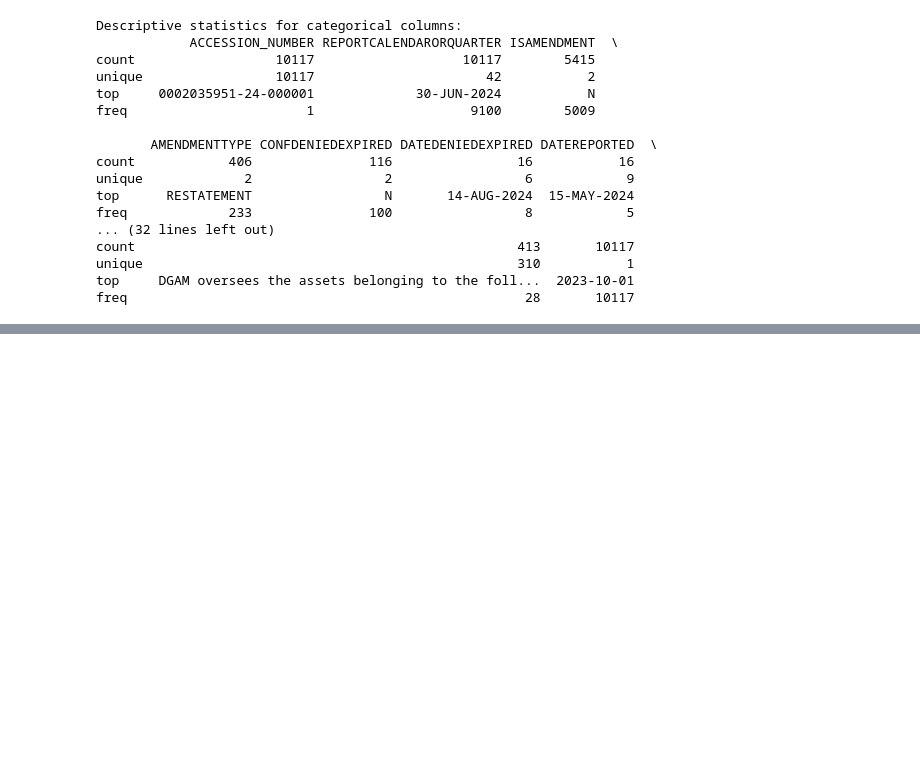
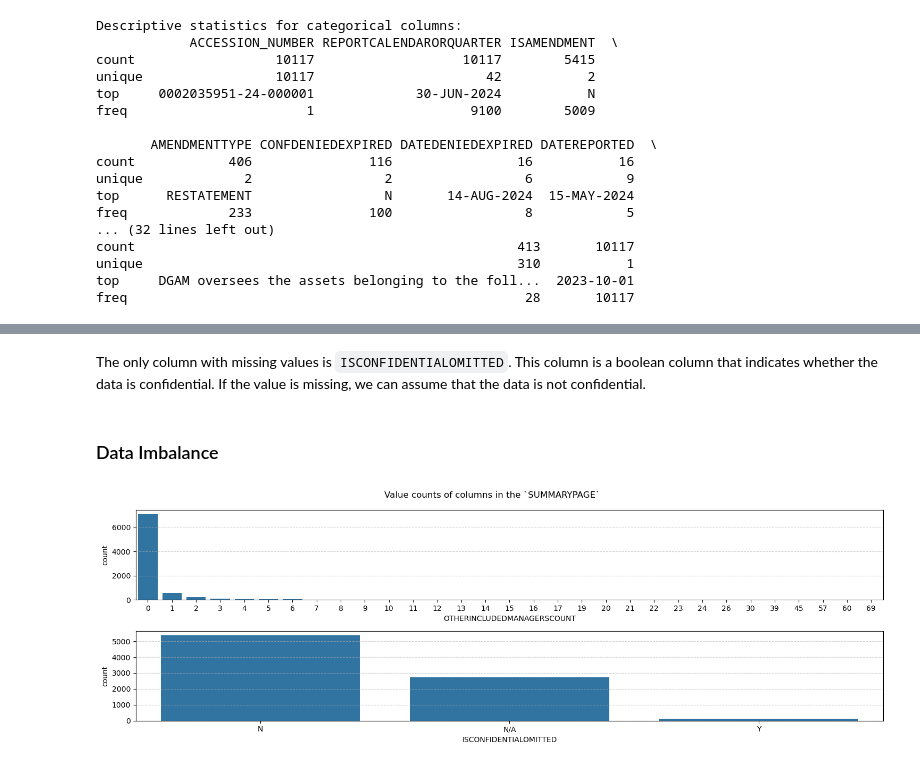
Before and after one commit to NathanDennis1/Modeling-Financial-Portfolios, a Jupyter notebook: milestone3/EDA.ipynb, the cells around one changed output, grey strips where cells are left out. Saved outputs shown, nothing was run; the diff lists cells and outputs as text; code cells hidden in the pictures; blank space fills up the shorter version.

```diff
--- a/milestone3/EDA.ipynb
+++ b/milestone3/EDA.ipynb
@@ -96,3 +97,32 @@ else:
 print(f"Coverpage has {len(coverpage_dataset)} rows.")
 # %% [output]
 Coverpage has 10117 rows.
+# %%
+if os.path.exists("summarypage_dataset.csv"):
+    summarypage_dataset = pd.read_csv("summarypage_dataset.csv")
+else:
+    file_paths = [
+        'SUMMARYPAGE_2023q4.tsv'
+    ]
+
+    dataframes = []
+    for file_path in file_paths:
+        year_quarter = file_path.split('_')[1].split('.')[0]
+        year = int(year_quarter[:4])
+        quarter = int(year_quarter[4:].replace("q", ""))
+        df = pd.read_csv(file_path, delimiter='\t')
+
+        if quarter == 1:
+            df['timestamp'] = pd.Timestamp(year, 1, 1)  # Q1: January 1st
+        elif quarter == 2:
+            df['timestamp'] = pd.Timestamp(year, 4, 1)  # Q2: April 1st
+        elif quarter == 3:
+            df['timestamp'] = pd.Timestamp(year, 7, 1)  # Q3: July 1st
+        elif quarter == 4:
+            df['timestamp'] = pd.Timestamp(year, 10, 1)  # Q4: October 1st
+
+        dataframes.append(df)
+
+    summarypage_dataset = pd.concat(dataframes, ignore_index=True)
+
+    summarypage_dataset.to_csv("summarypage_dataset.csv", index=False)
@@ -468,0 +726,23 @@ freq                                                   28       10117
+# %% [markdown]
+The only column with missing values is `ISCONFIDENTIALOMITTED`. This column is a boolean column that indicates whether the data is confidential. If the value is missing, we can assume that the data is not confidential.
+# %%
+summarypage_dataset['ISCONFIDENTIALOMITTED'] = summarypage_dataset['ISCONFIDENTIALOMITTED'].fillna('N/A')
+# %% [markdown]
+<a id="imbalancesummary"></a>
+
+
+### Data Imbalance
+# %%
+fig, ax = plt.subplots(2,1,figsize=(15, 5))
+
+sns.countplot(data=summarypage_dataset, x='OTHERINCLUDEDMANAGERSCOUNT', ax=ax[0])
+ax[0].grid(axis='y', linestyle='--', alpha=0.6, which='major')
+#
+sns.countplot(data=summarypage_dataset, x='ISCONFIDENTIALOMITTED', ax=ax[1])
+ax[1].grid(axis='y', linestyle='--', alpha=0.6, which='both')
+
+plt.suptitle('Value counts of columns in the `SUMMARYPAGE`')
+plt.tight_layout()
+plt.show()
+# %% [output]
+[figure, added]
```
Also changed, not shown: parts of 52 cells of this notebook.
